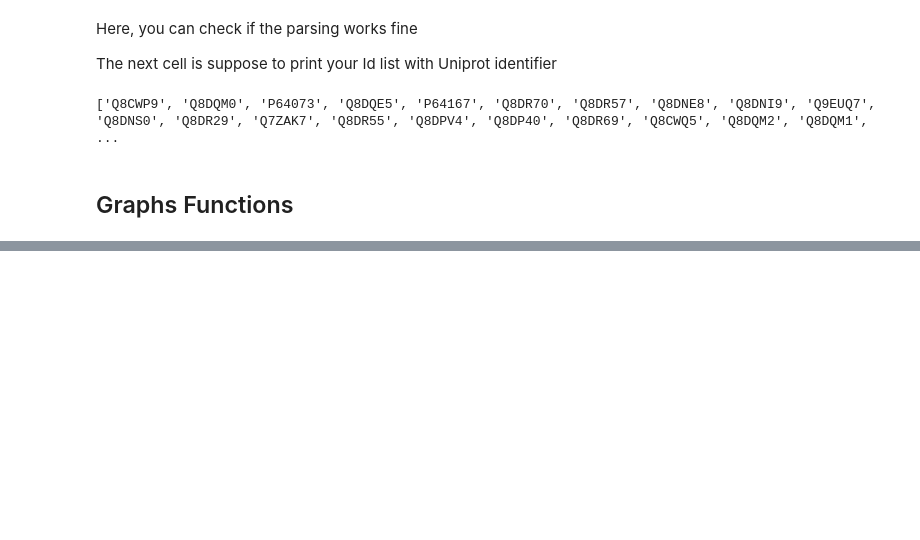
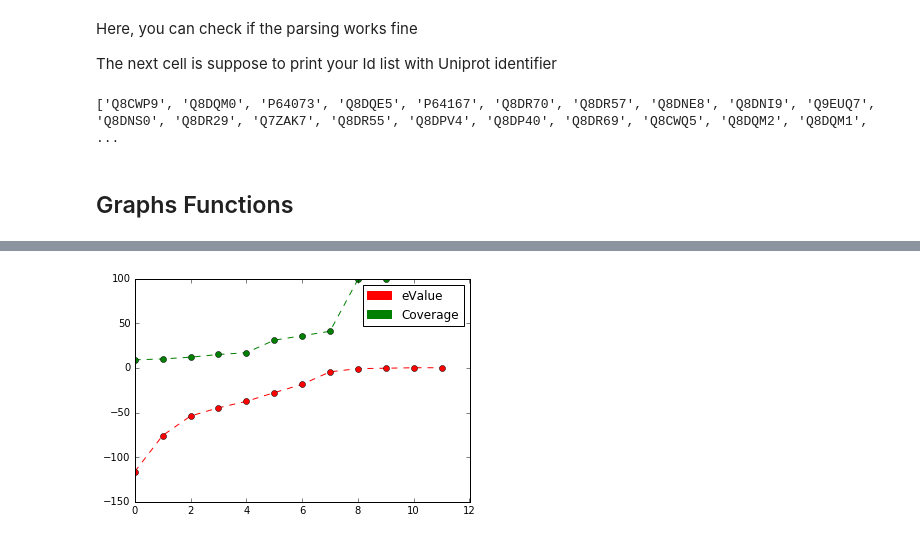
Before and after one commit to glaunay/omegaLoMo, a Jupyter notebook: Run_Analysis.ipynb, the cells around one changed output, grey strips where cells are left out. Cells and saved outputs as stored; diff of their text form; code cells hidden in the pictures; blank space fills up the shorter version.

```diff
--- a/Run_Analysis.ipynb
+++ b/Run_Analysis.ipynb
@@ -36,6 +45,6 @@ This might take a while for big database
 # %%
-database = "/Volumes/arwen/mobi/group/divisome/test_sub.txt"
+database = "/Volumes/arwen/mobi/group/divisome/physical_intact.mitab.txt"
 filterIds = "/Volumes/arwen/mobi/group/divisome/anaBlast/allInR6OnlyIn"
 
-topo = cT.Topology(database, filterIds)
-newDic = topo.filter_With(filterIds)
+entireTopo = cT.Topology(database, filterIds)
+newDic = entireTopo.deSerialize('/Volumes/arwen/mobi/group/divisome/newDic.json')
@@ -64,5 +75,5 @@ indexR6 = '/Volumes/arwen/mobi/group/divisome/anaBlast/indexR6'
 # %% [markdown]
 Use the following cell if you use a serialised version
 # %%
-omegaSet = ca.HomegaSet(bean='/Volumes/arwen/mobi/group/divisome/anaBlast/fullIntactInteractionOmega.json',
+omegaSet = ca.HomegaSet(bean='/Volumes/arwen/mobi/group/divisome/FullOmegaSet_coverage.json',
                         queryIdList=indexR6)
@@ -71,6 +80,3 @@ Use the following cell if you start from multiple blast
-# %%
-omegaSet = ca.HomegaSet(path='/Volumes/arwen/mobi/group/divisome/exampleFiles/subset_Blast/',
-                        queryIdList=indexR6)
 # %% [markdown]
 Organising the HomegaSet to an **OmegaMatrix** by deleting template wich doesn't bring back queries of interest.
 
@@ -257,0 +117,12 @@ plt.show(G)
+# %%
+interactome = graph.Interactome(queryTopo)
+test = interactome.drawGraph()
+# %%
+#test = interactome.deserializeGraph("/Users/mbachir/Desktop/omegaLoMo/testGraph/Q8DR55.json")
+premierVoisin = interactome.createNeiGraph('Q8DR55', test)
+drawPremierVoisin = interactome.drawNeiGraph(premierVoisin)
+filtre = interactome.filterGraph(drawPremierVoisin, evalue = 2.2272e-10, coverage = 90)
+stats = interactome.drawCurveParam(premierVoisin)
+plt.show()
+# %% [output]
+[figure, added]
```
Also changed, not shown: parts of 26 cells of this notebook.
